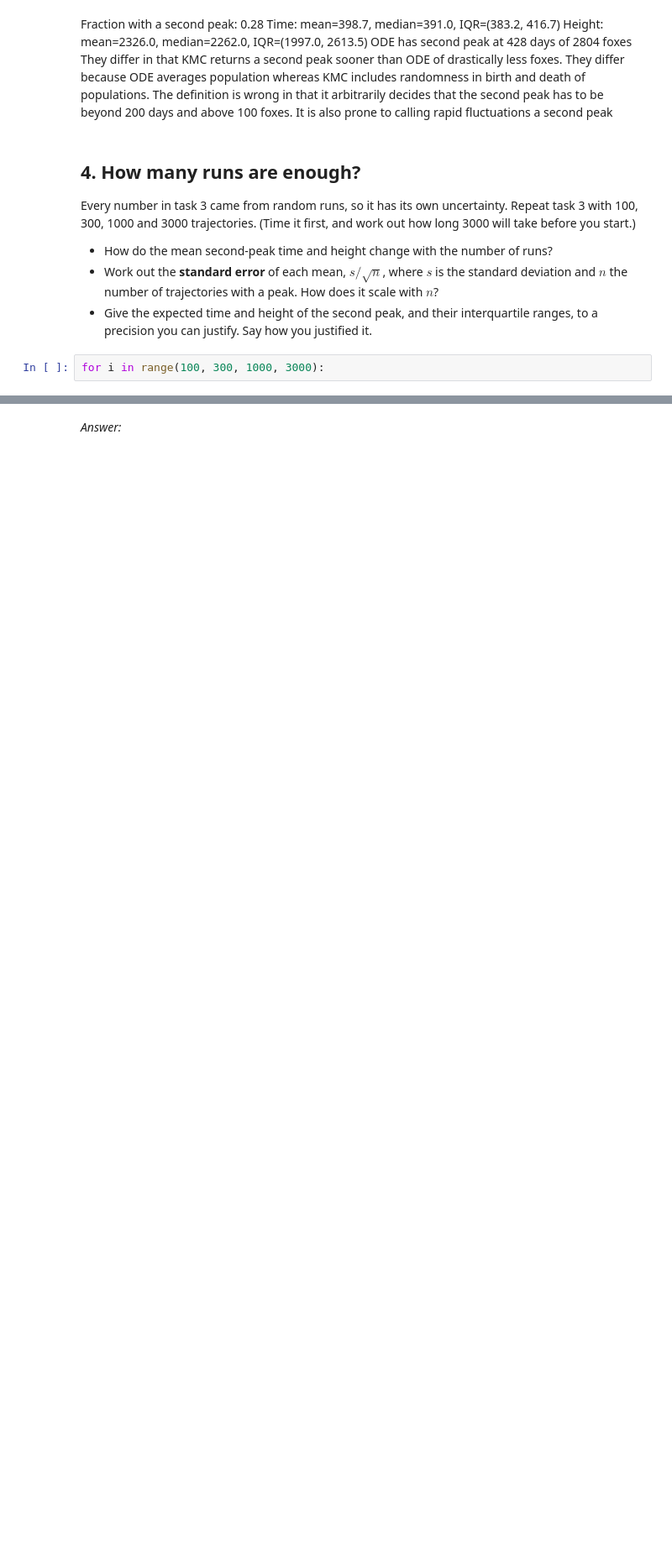
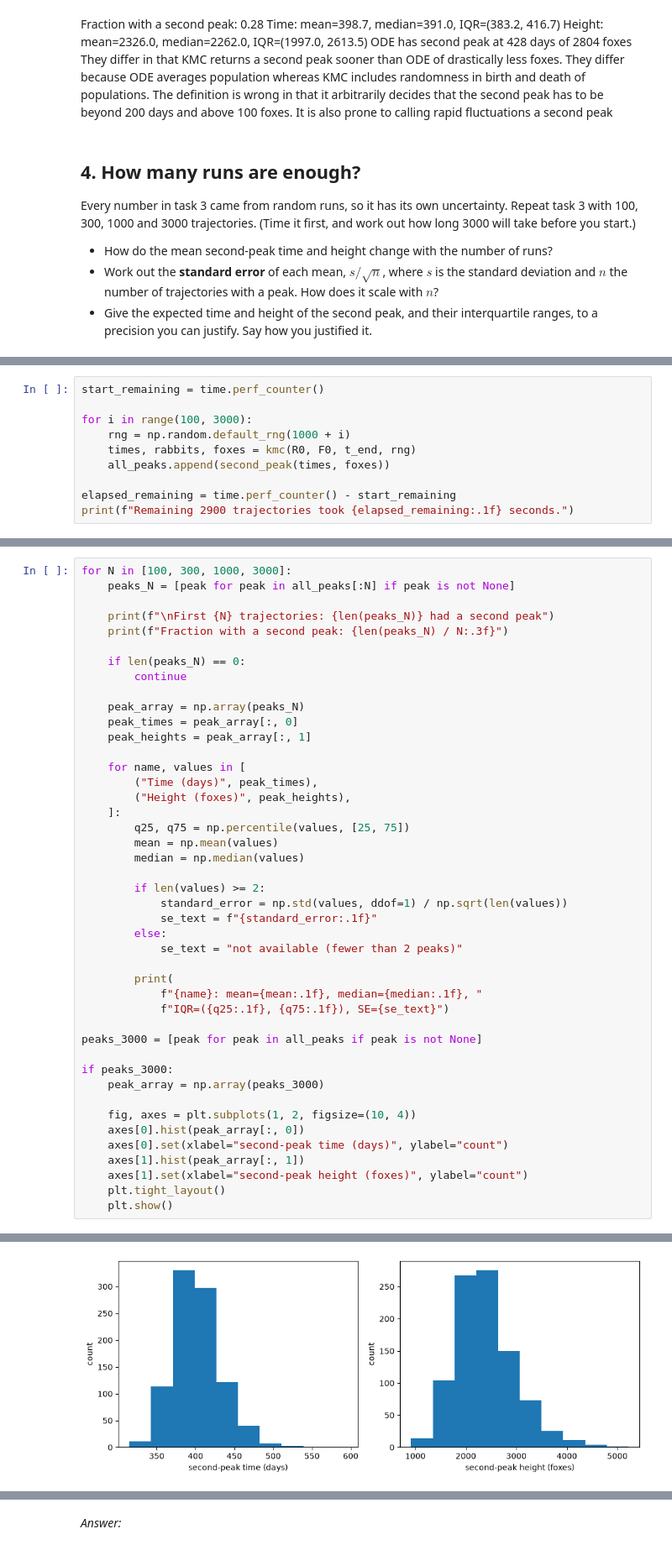
Before and after one commit to Clicks2027/kinetic-monte-carlo, a Jupyter notebook: rabbits-and-foxes-kmc.ipynb, the cells around one changed output, grey strips where cells are left out. Shown at 84% size. Drawn from its saved outputs; the diff is of its cells as text; blank space fills up the shorter version.

Commit message:
plotted histograms of up to 3000 trajectoreis

```diff
--- a/rabbits-and-foxes-kmc.ipynb
+++ b/rabbits-and-foxes-kmc.ipynb
@@ -328,5 +328,3 @@ long 3000 will take before you start.)
   scale with $n$?
 - Give the expected time and height of the second peak, and their interquartile
   ranges, to a precision you can justify. Say how you justified it.
-# %%
-for i in range(100, 300, 1000, 3000):
@@ -332,0 +352,10 @@ for i in range(100, 300, 1000, 3000):
+# %%
+start_remaining = time.perf_counter()
+
+for i in range(100, 3000):
+    rng = np.random.default_rng(1000 + i)
+    times, rabbits, foxes = kmc(R0, F0, t_end, rng)
+    all_peaks.append(second_peak(times, foxes))
+
+elapsed_remaining = time.perf_counter() - start_remaining
+print(f"Remaining 2900 trajectories took {elapsed_remaining:.1f} seconds.")
@@ -332,0 +364,45 @@ for i in range(100, 300, 1000, 3000):
+# %%
+for N in [100, 300, 1000, 3000]:
+    peaks_N = [peak for peak in all_peaks[:N] if peak is not None]
+
+    print(f"\nFirst {N} trajectories: {len(peaks_N)} had a second peak")
+    print(f"Fraction with a second peak: {len(peaks_N) / N:.3f}")
+
+    if len(peaks_N) == 0:
+        continue
+
+    peak_array = np.array(peaks_N)
+    peak_times = peak_array[:, 0]
+    peak_heights = peak_array[:, 1]
+
+    for name, values in [
+        ("Time (days)", peak_times),
+        ("Height (foxes)", peak_heights),
+    ]:
+        q25, q75 = np.percentile(values, [25, 75])
+        mean = np.mean(values)
+        median = np.median(values)
+
+        if len(values) >= 2:
+            standard_error = np.std(values, ddof=1) / np.sqrt(len(values))
+            se_text = f"{standard_error:.1f}"
+        else:
+            se_text = "not available (fewer than 2 peaks)"
+
+        print(
+            f"{name}: mean={mean:.1f}, median={median:.1f}, "
+            f"IQR=({q25:.1f}, {q75:.1f}), SE={se_text}")
+
+peaks_3000 = [peak for peak in all_peaks if peak is not None]
+
+if peaks_3000:
+    peak_array = np.array(peaks_3000)
+
+    fig, axes = plt.subplots(1, 2, figsize=(10, 4))
+    axes[0].hist(peak_array[:, 0])
+    axes[0].set(xlabel="second-peak time (days)", ylabel="count")
+    axes[1].hist(peak_array[:, 1])
+    axes[1].set(xlabel="second-peak height (foxes)", ylabel="count")
+    plt.tight_layout()
+    plt.show()
+# %% [output]
@@ -332,0 +428 @@ for i in range(100, 300, 1000, 3000):
+[figure, added]
```
Also changed, not shown: parts of 4 cells of this notebook.
